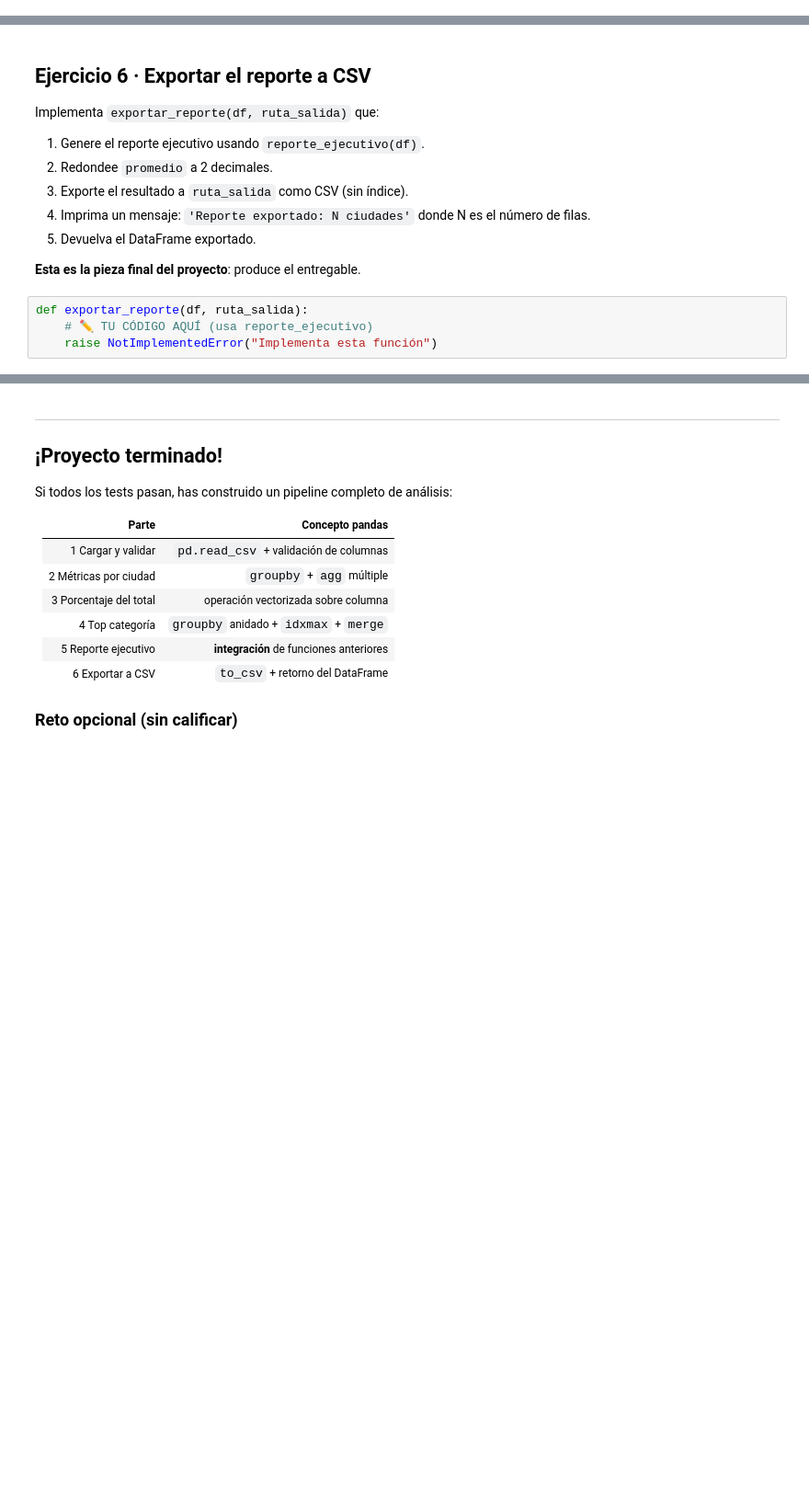
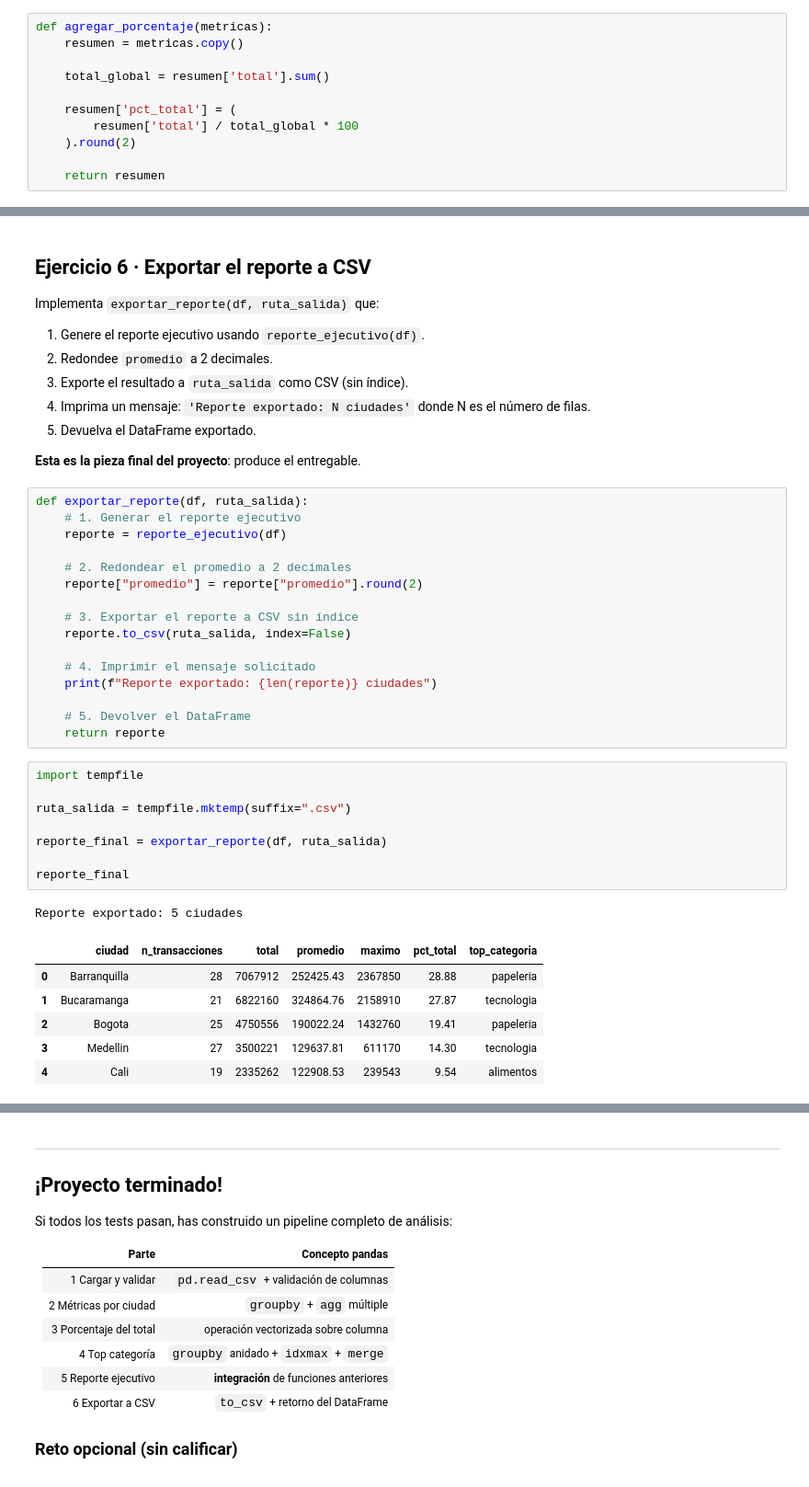
Before and after one commit to nashlypilar-collab/intro_ciencia_mis_tareas, a Jupyter notebook: homework02.ipynb, the cells around one changed output, grey strips where cells are left out. Shown at 92% size. Cells and saved outputs as stored; diff of their text form; blank space fills up the shorter version.

```diff
--- a/homework02.ipynb
+++ b/homework02.ipynb
@@ -230,0 +227,11 @@ def agregar_porcentaje(metricas):
+# %%
+def agregar_porcentaje(metricas):
+    resumen = metricas.copy()
+
+    total_global = resumen['total'].sum()
+
+    resumen['pct_total'] = (
+        resumen['total'] / total_global * 100
+    ).round(2)
+
+    return resumen
@@ -340,10 +394,38 @@ Implementa `exportar_reporte(df, ruta_salida)` que:
 5. Devuelva el DataFrame exportado.
 
 **Esta es la pieza final del proyecto**: produce el entregable.
-# %%
-def exportar_reporte(df, ruta_salida):
-    # ✏️ TU CÓDIGO AQUÍ (usa reporte_ejecutivo)
-    raise NotImplementedError("Implementa esta función")
+# %%
+def exportar_reporte(df, ruta_salida):
+    # 1. Generar el reporte ejecutivo
+    reporte = reporte_ejecutivo(df)
+
+    # 2. Redondear el promedio a 2 decimales
+    reporte["promedio"] = reporte["promedio"].round(2)
+
+    # 3. Exportar el reporte a CSV sin índice
+    reporte.to_csv(ruta_salida, index=False)
+
+    # 4. Imprimir el mensaje solicitado
+    print(f"Reporte exportado: {len(reporte)} ciudades")
+
+    # 5. Devolver el DataFrame
+    return reporte
+# %%
+import tempfile
+
+ruta_salida = tempfile.mktemp(suffix=".csv")
+
+reporte_final = exportar_reporte(df, ruta_salida)
+
+reporte_final
+# %% [output]
+Reporte exportado: 5 ciudades
+|  | ciudad | n_transacciones | total | promedio | maximo | pct_total | top_categoria |
+| 0 | Barranquilla | 28 | 7067912 | 252425.43 | 2367850 | 28.88 | papeleria |
+| 1 | Bucaramanga | 21 | 6822160 | 324864.76 | 2158910 | 27.87 | tecnologia |
+| 2 | Bogota | 25 | 4750556 | 190022.24 | 1432760 | 19.41 | papeleria |
+| 3 | Medellin | 27 | 3500221 | 129637.81 | 611170 | 14.30 | tecnologia |
+| 4 | Cali | 19 | 2335262 | 122908.53 | 239543 | 9.54 | alimentos |
 # %%
 # === Tests visibles · Ejercicio 6 ===
 import os, tempfile, pandas as pd
```
Also changed, not shown: parts of 14 cells of this notebook.
